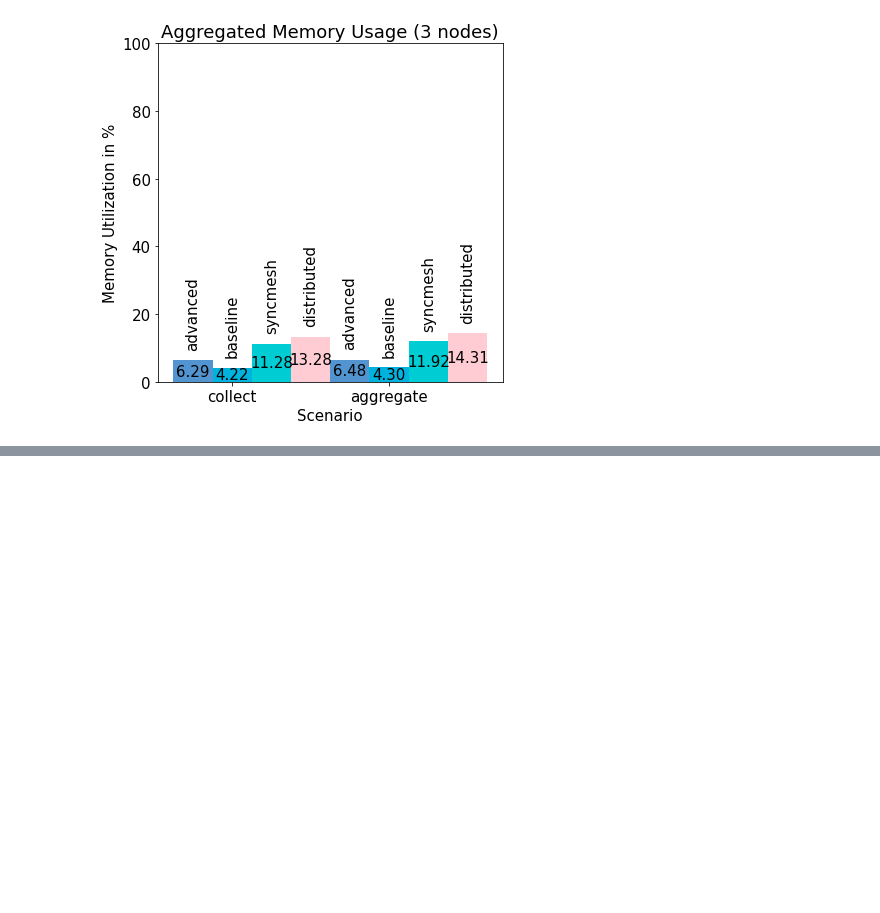
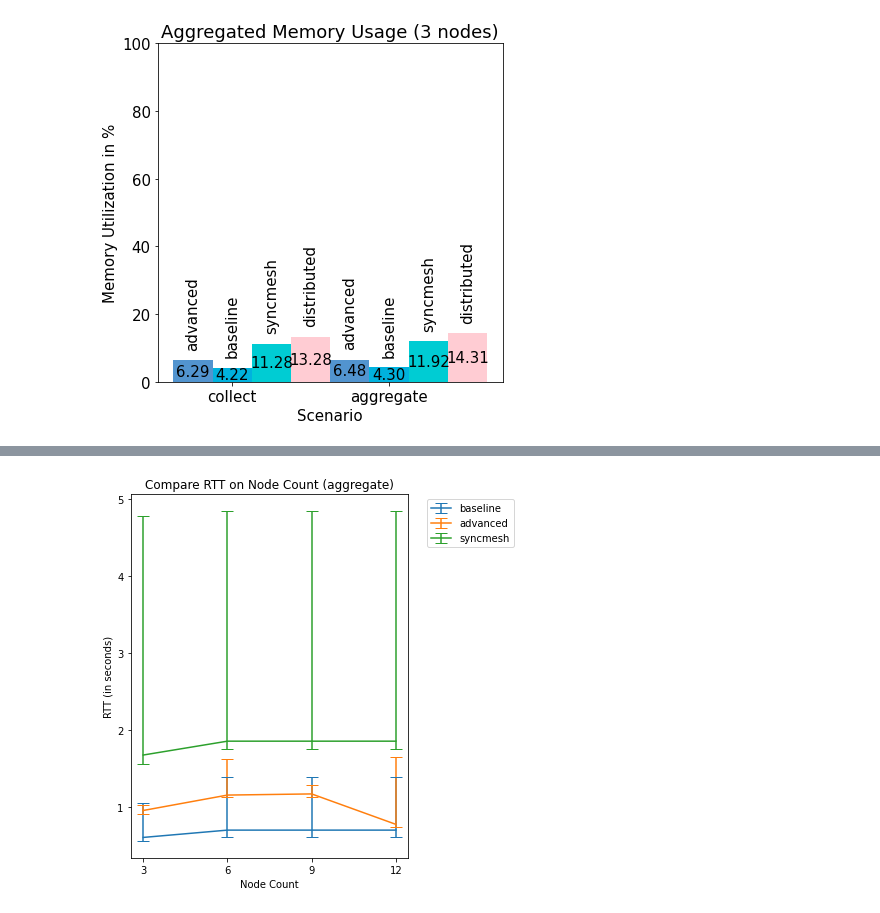
Before and after one commit to dos-group/syncmesh, a Jupyter notebook: evaluation/04_Compare.ipynb, the cells around one changed output, grey strips where cells are left out. Drawn from its saved outputs; the diff is of its cells as text; code cells hidden in the pictures; blank space fills up the shorter version.

```diff
--- a/evaluation/04_Compare.ipynb
+++ b/evaluation/04_Compare.ipynb
@@ -923,0 +881,88 @@ plt.show()
+# %%
+matplotlib.rcParams.update({'errorbar.capsize': 6})
+
+
+compare_timings = {}
+for experiment in ["aggregate", "collect"]:
+    compare_timings[experiment] = {}
+    for scenario in ['baseline', 'advanced', 'syncmesh', "distributed"]:
+        compare_timings[experiment][scenario] = {}
+        compare_timings[experiment][scenario]["value"] = []
+        compare_timings[experiment][scenario]["max"] = []
+        compare_timings[experiment][scenario]["min"] = []
+        for node_number in overall_timings_datasets:
+
+            y = statistics.median(overall_timings_datasets[node_number][scenario][experiment])
+            y_max = max(overall_timings_datasets[node_number][scenario][experiment]) - y
+            y_min = abs(min(overall_timings_datasets[node_number][scenario][experiment]) - y)
+            # print(overall_sum_table[node_number]["traffic"][experiment][scenario])
+            compare_timings[experiment][scenario]["value"].append(y)
+            compare_timings[experiment][scenario]["max"].append(y_max)
+            compare_timings[experiment][scenario]["min"].append(y_min)
+
+
+
+
+
+def drawComparisonGraphTimings(df, experiment):
+    columns = ['baseline', 'advanced', 'syncmesh']
+    fig, ax = plt.subplots(1, 1, tight_layout=True, figsize=(6, 6))
+
+    for col in columns:
+        #ax.plot(3 + df.index * 3, df[col + "_value"], label=col)
+        ax.errorbar(3 + df.index * 3, df[col + "_value"], label=col, yerr = [df[col + "_min"], df[col + "_max"]])
+
+
+    # set title and legend
+    ax.set_title("Compare RTT on Node Count (" + experiment + ")")
+    ax.set_ylabel("RTT (in seconds)")
+    ax.set_xlabel("Node Count")
+    ax.legend(loc='upper left', bbox_to_anchor=(1.05, 1))
+
+
+    x_locator = matplotlib.ticker.FixedLocator(np.array(list(range(1, len(df.index) +1))) * 3)
+    ax.xaxis.set_major_locator(x_locator)
+    ax.legend(loc='upper left', bbox_to_anchor=(1.05, 1))
+
+    fig.savefig("out/node_comparison_timings_" + experiment + ".png")
+    plt.show()
+
+
+experiment = "aggregate"
+compare_table_timing = pd.DataFrame(dict(
+        baseline_value=compare_timings[experiment]["baseline"]["value"],
+        baseline_max=compare_timings[experiment]["baseline"]["max"],
+        baseline_min=compare_timings[experiment]["baseline"]["min"],
+        advanced_value=compare_timings[experiment]["advanced"]["value"],
+        advanced_max=compare_timings[experiment]["advanced"]["max"],
+        advanced_min=compare_timings[experiment]["advanced"]["min"],
+        syncmesh_value=compare_timings[experiment]["syncmesh"]["value"],
+        syncmesh_max=compare_timings[experiment]["syncmesh"]["max"],
+        syncmesh_min=compare_timings[experiment]["syncmesh"]["min"],
+        distributed_value=compare_timings[experiment]["distributed"]["value"],
+        distributed_max=compare_timings[experiment]["distributed"]["max"],
+        distributed_min=compare_timings[experiment]["distributed"]["min"],
+))
+
+drawComparisonGraphTimings(compare_table_timing, experiment)
+
+experiment = "collect"
+compare_table_timing = pd.DataFrame(dict(
+        baseline_value=compare_timings[experiment]["baseline"]["value"],
+        baseline_max=compare_timings[experiment]["baseline"]["max"],
+        baseline_min=compare_timings[experiment]["baseline"]["min"],
+        advanced_value=compare_timings[experiment]["advanced"]["value"],
+        advanced_max=compare_timings[experiment]["advanced"]["max"],
+        advanced_min=compare_timings[experiment]["advanced"]["min"],
+        syncmesh_value=compare_timings[experiment]["syncmesh"]["value"],
+        syncmesh_max=compare_timings[experiment]["syncmesh"]["max"],
+        syncmesh_min=compare_timings[experiment]["syncmesh"]["min"],
+        distributed_value=compare_timings[experiment]["distributed"]["value"],
+        distributed_max=compare_timings[experiment]["distributed"]["max"],
+        distributed_min=compare_timings[experiment]["distributed"]["min"],
+))
+
+compare_table_timing
+drawComparisonGraphTimings(compare_table_timing, experiment)
+# %% [output]
+[figure, added]
```
Also changed, not shown: parts of 16 cells of this notebook.
